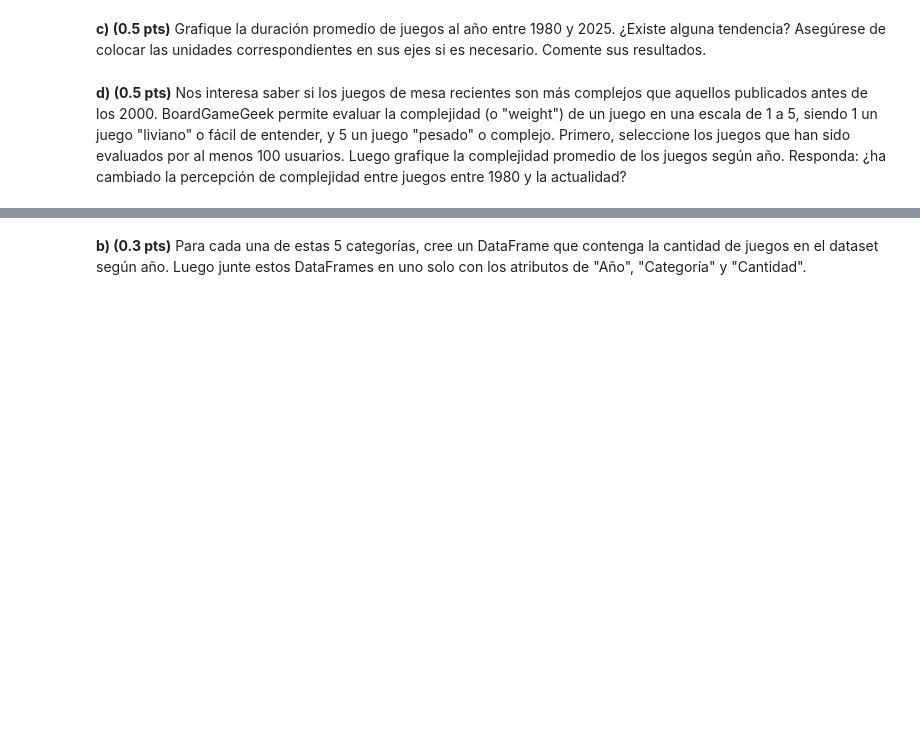
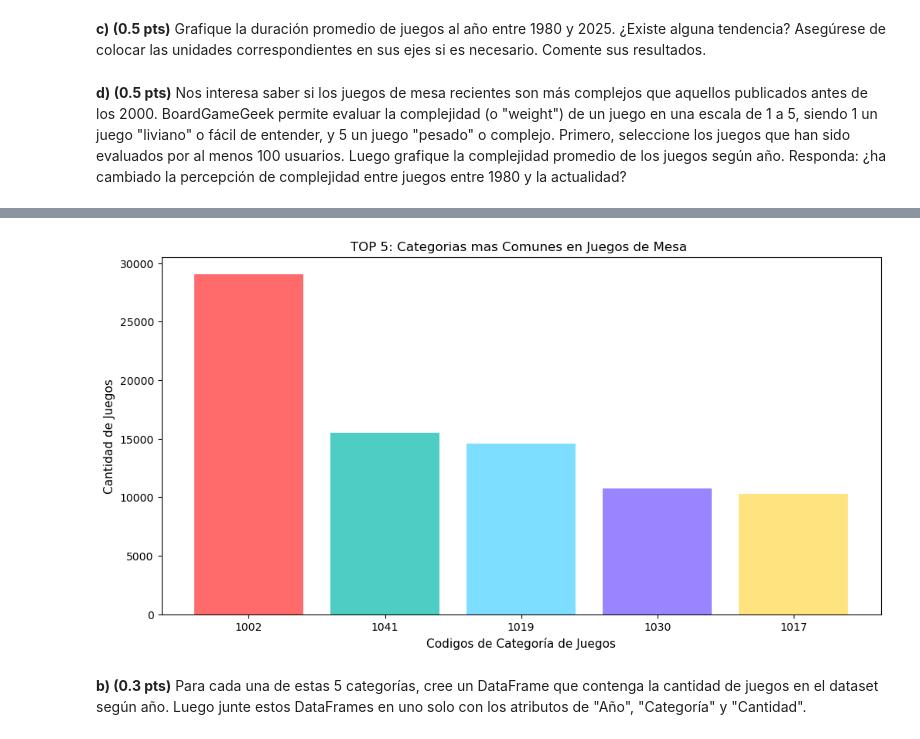
Before and after one commit to maripiiu/IMT2200-Maria-Allendes, a Jupyter notebook: tarea 01/IMT2200-25s2 - Tarea 01.ipynb, the cells around one changed output, grey strips where cells are left out. Saved outputs shown, nothing was run; the diff lists cells and outputs as text; code cells hidden in the pictures; blank space fills up the shorter version.

```diff
--- a/tarea 01/IMT2200-25s2 - Tarea 01.ipynb
+++ b/tarea 01/IMT2200-25s2 - Tarea 01.ipynb
@@ -237,0 +249,19 @@ Existe una gran diversidad de categorías de juegos de mesa. Ahora nos concentra
+# %%
+#Se asume que una categoría = xxxx entiendase como un n° de 4 dígitos por lo que en un juego puede haber mas de 1 categoría
+top_5_clean = fd.dropna(subset = ["category"]).copy()
+top_5_clean["category"] = top_5_clean["category"].astype(str)
+top_split = top_5_clean["category"].str.split(",", expand=True)
+#print(top_split)
+# %%
+todas_categorias = []
+for columna in top_split.columns:
+    categ_columna = top_split[columna].dropna()
+    todas_categorias.extend(categ_columna.tolist())
+categorias_series = pd.Series(todas_categorias).value_counts()
+top_5_categ = categorias_series.sort_values(ascending = False).head(5)
+#df
+top_5_df = categorias_series.head(5).reset_index()
+top_5_df.columns = ["Categoría", "Cantidad"]
+print("TOP 5 Juegos Categorías Individuales:")
+print()
+print(top_5_df)
@@ -238,3 +277,12 @@ Existe una gran diversidad de categorías de juegos de mesa. Ahora nos concentra
+# %%
+plt.figure(figsize=(12,6))
+categorias_str = top_5_df["Categoría"].astype(str)
+bars = plt.bar(categorias_str, top_5_df["Cantidad"], color =['#FF6B6B', '#4ECDC4', '#7ddeff', '#9b84ff', '#ffe37e'])
+plt.xlabel("Codigos de Categoría de Juegos", fontsize=11)
+plt.ylabel("Cantidad de Juegos", fontsize=11)
+plt.title("TOP 5: Categorias mas Comunes en Juegos de Mesa ", fontsize = 12);
+# %% [output]
+[figure, added]
 # %% [markdown]
 **b) (0.3 pts)** Para cada una de estas 5 categorías, cree un DataFrame que contenga la cantidad de juegos en el dataset según año. Luego junte estos DataFrames en uno solo con los atributos de "Año", "Categoría" y "Cantidad".
 # %% [markdown]
```
Also changed, not shown: parts of 20 cells of this notebook.
